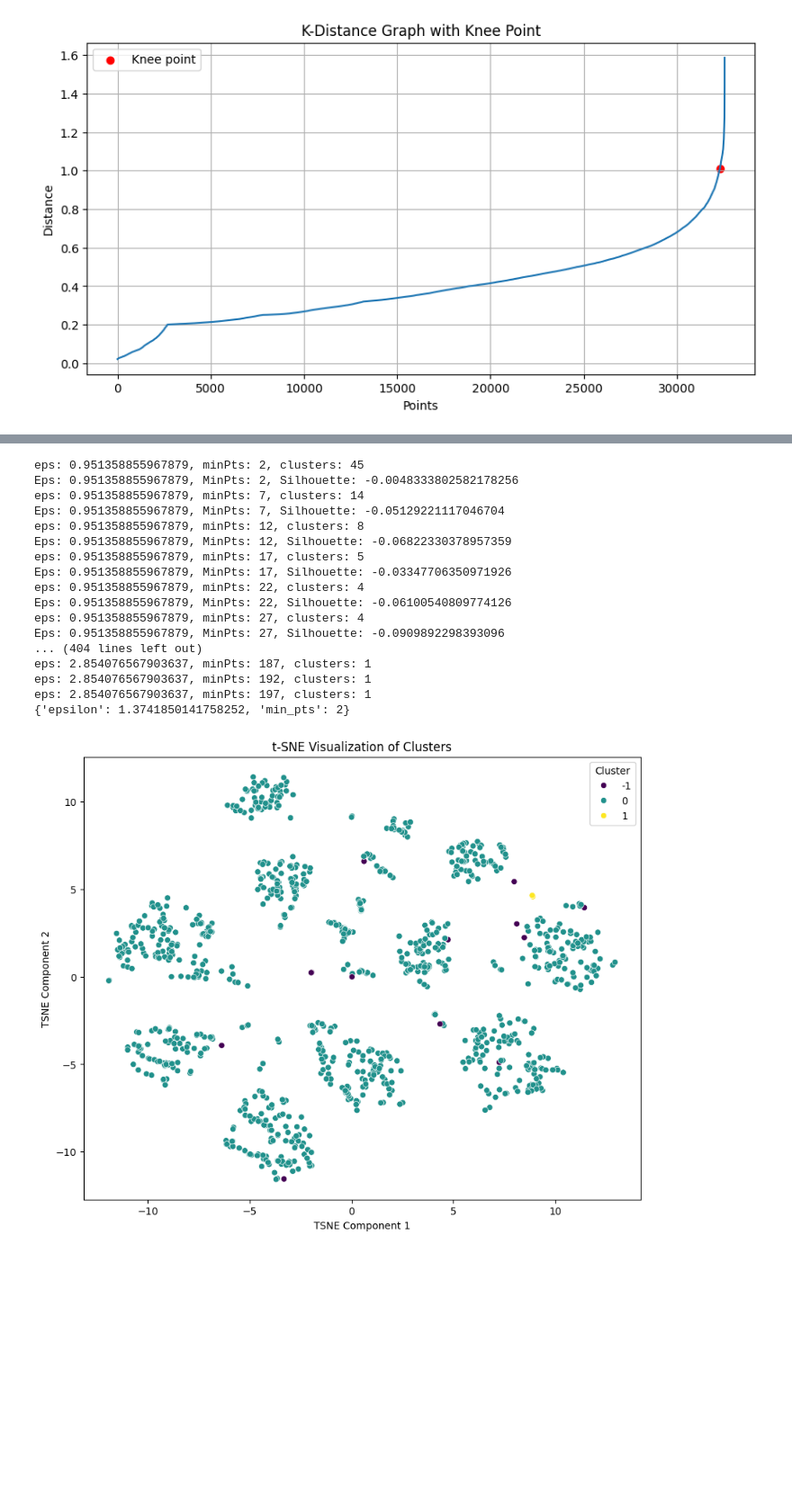
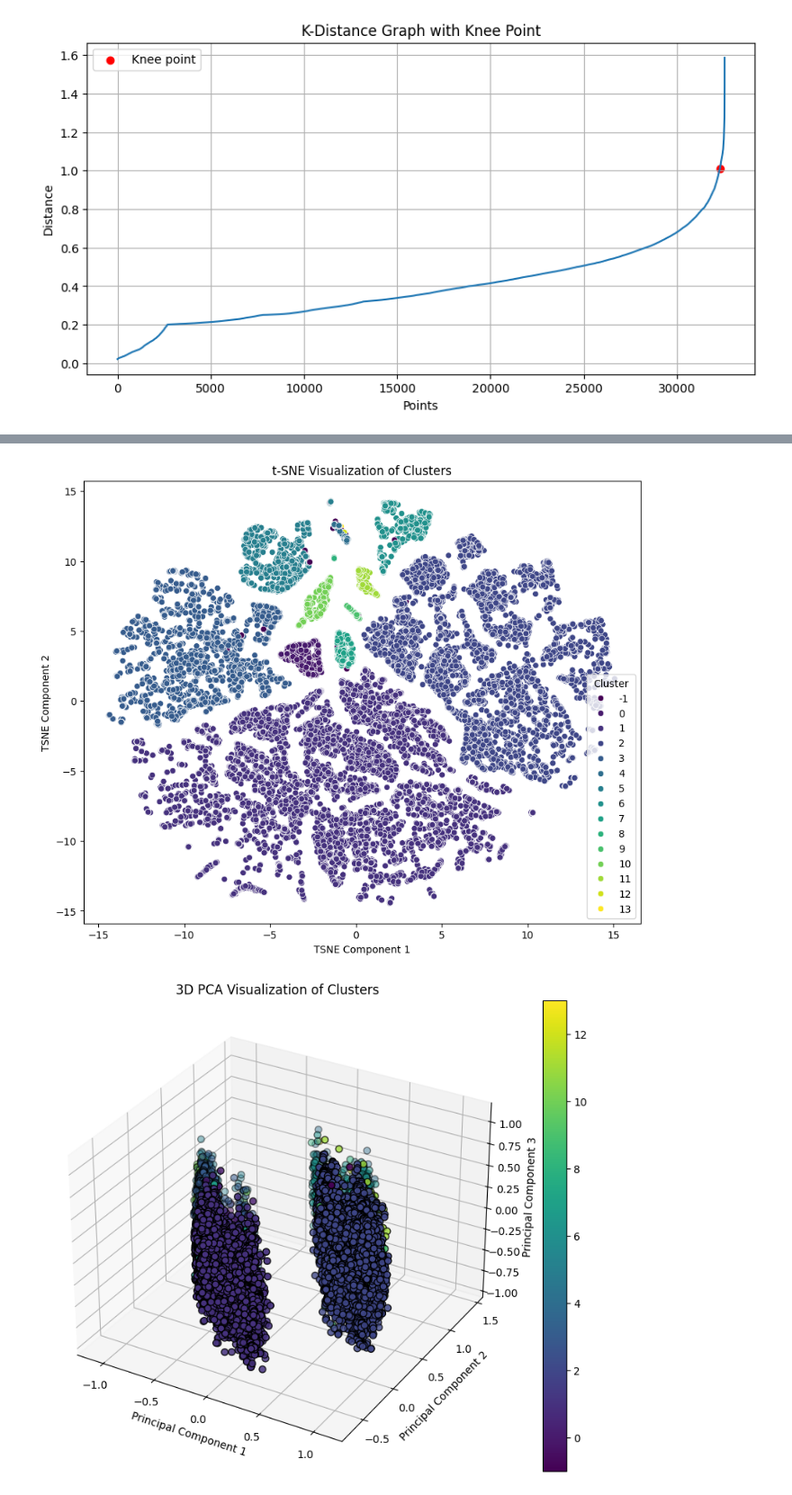
Before and after one commit to robbyfa/Thesis-Code, a Jupyter notebook: epdca.ipynb, the cells around one changed output, grey strips where cells are left out. Shown at 90% size. Cells and saved outputs as stored; diff of their text form; code cells hidden in the pictures; blank space fills up the shorter version.

```diff
--- a/epdca.ipynb
+++ b/epdca.ipynb
@@ -198,6 +207,32 @@ def visualize_clusters(data, labels):
     plt.ylabel('TSNE Component 2')
     plt.legend(title='Cluster')
     plt.show()
+
+from sklearn.decomposition import PCA
+import matplotlib.pyplot as plt
+from mpl_toolkits.mplot3d import Axes3D  # This import registers the 3D projection
+
+def visualize_clusters_pca(data, labels):
+    """
+    Visualizes clusters by reducing dimensions with PCA to three components and then plotting in 3D.
+
+    Parameters:
+        data (DataFrame): The dataset used for clustering.
+        labels (array): The cluster labels.
+    """
+    pca = PCA(n_components=3)  # Set number of components to 3
+    principal_components = pca.fit_transform(data)
+
+    fig = plt.figure(figsize=(10, 8))
+    ax = fig.add_subplot(111, projection='3d')  # Add a 3D subplot
+    scatter = ax.scatter(principal_components[:, 0], principal_components[:, 1], principal_components[:, 2],
+                         c=labels, cmap='viridis', edgecolor='k', s=40)
+    plt.title('3D PCA Visualization of Clusters')
+    ax.set_xlabel('Principal Component 1')
+    ax.set_ylabel('Principal Component 2')
+    ax.set_zlabel('Principal Component 3')
+    plt.colorbar(scatter)
+    plt.show()
 # %%
 def dbscan_clustering(data, eps, min_samples):
     """
@@ -245,26 +246,7 @@ min_pts_range = range(2, k*2, 5)
-# %%
-best_params, results = automated_dbscan(diabetic_distances, eps_values, min_pts_range)
-print(best_params)
-# %% [output]
-eps: 0.951358855967879, minPts: 2, clusters: 45
-Eps: 0.951358855967879, MinPts: 2, Silhouette: -0.0048333802582178256
-eps: 0.951358855967879, minPts: 7, clusters: 14
-Eps: 0.951358855967879, MinPts: 7, Silhouette: -0.05129221117046704
-eps: 0.951358855967879, minPts: 12, clusters: 8
-Eps: 0.951358855967879, MinPts: 12, Silhouette: -0.06822330378957359
-eps: 0.951358855967879, minPts: 17, clusters: 5
-Eps: 0.951358855967879, MinPts: 17, Silhouette: -0.03347706350971926
-eps: 0.951358855967879, minPts: 22, clusters: 4
-Eps: 0.951358855967879, MinPts: 22, Silhouette: -0.06100540809774126
-eps: 0.951358855967879, minPts: 27, clusters: 4
-Eps: 0.951358855967879, MinPts: 27, Silhouette: -0.0909892298393096
-... (404 lines left out)
-eps: 2.854076567903637, minPts: 187, clusters: 1
-eps: 2.854076567903637, minPts: 192, clusters: 1
-eps: 2.854076567903637, minPts: 197, clusters: 1
-{'epsilon': 1.3741850141758252, 'min_pts': 2}
-# %%
-clusters = dbscan_clustering(diabetic_data, 1.3741850141758252, 2)
-visualize_clusters(diabetic_data, clusters)
-# %% [output]
-[figure, removed]
+# %%
+labels = dbscan_clustering(data, 0.8074552050904389, 4)
+visualize_clusters(data, labels)
+visualize_clusters_pca(data, labels)
+# %% [output]
+[figure, added]
+[figure, added]
```
Also changed, not shown: parts of 10 cells of this notebook, 40 other files.
